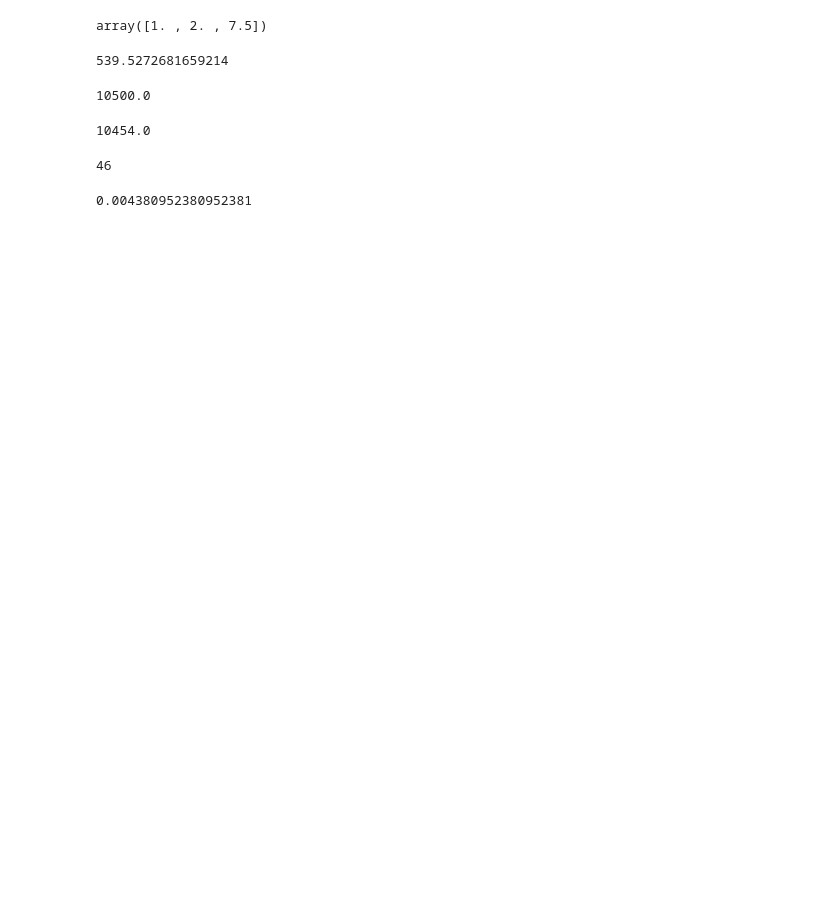
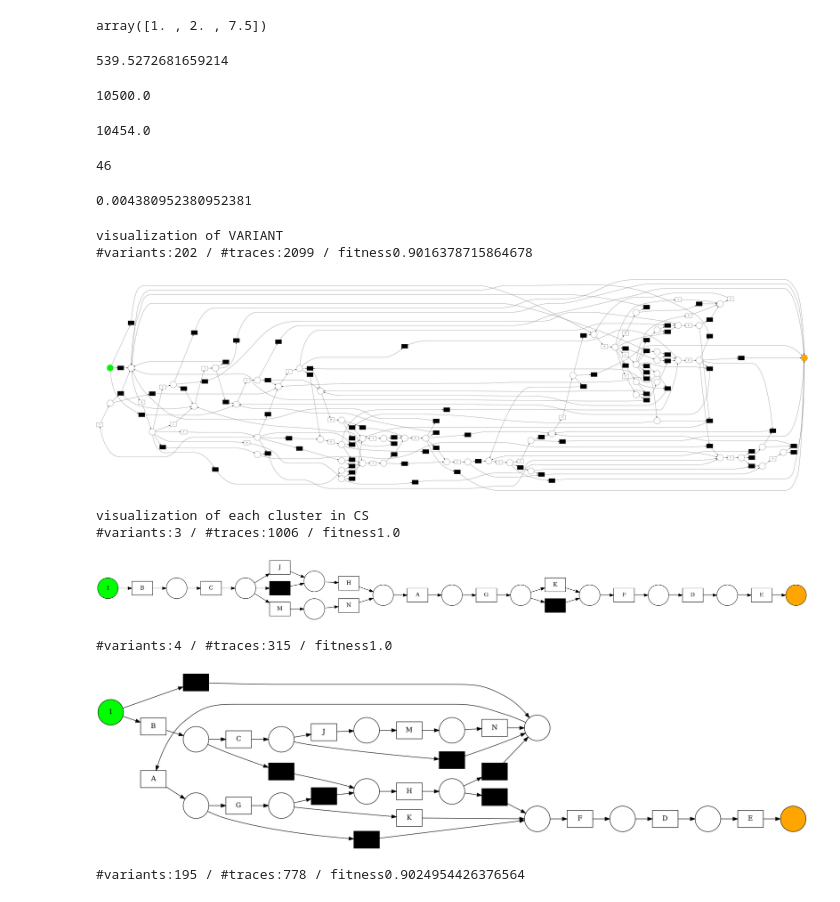
Before and after one commit to bbk0529/seminar_ML_application, a Jupyter notebook: Experiment_PrePaidtravelcost.ipynb, the cells around one changed output. Saved outputs shown, nothing was run; the diff lists cells and outputs as text; code cells hidden in the pictures; blank space fills up the shorter version.

```diff
--- a/Experiment_PrePaidtravelcost.ipynb
+++ b/Experiment_PrePaidtravelcost.ipynb
@@ -108,3 +108,19 @@ array([1. , 2. , 7.5])
 10454.0
 46
 0.004380952380952381
+# %%
+pickle_name = './pickles/CS_act_PrepaidTravelCost_2020-12-30.p'
+# %%
+C_act=pickle.load(open(pickle_name, 'rb'))
+# %%
+visualization_total(log, VARIANT, C_act, freq_check=True)
+# %% [output]
+visualization of VARIANT
+#variants:202 / #traces:2099 / fitness0.9016378715864678
+[figure, added]
+visualization of each cluster in CS
+#variants:3 / #traces:1006 / fitness1.0
+[figure, added]
+#variants:4 / #traces:315 / fitness1.0
+[figure, added]
+#variants:195 / #traces:778 / fitness0.9024954426376564
```
Also changed, not shown: parts of 1 cell of this notebook, 3 other files.
